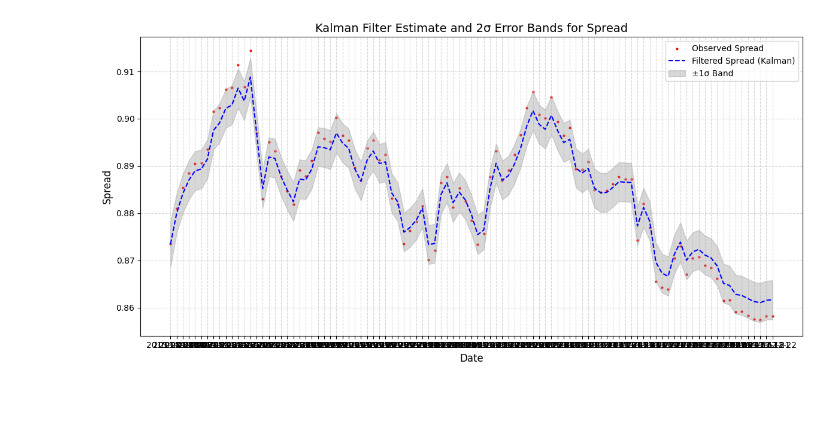
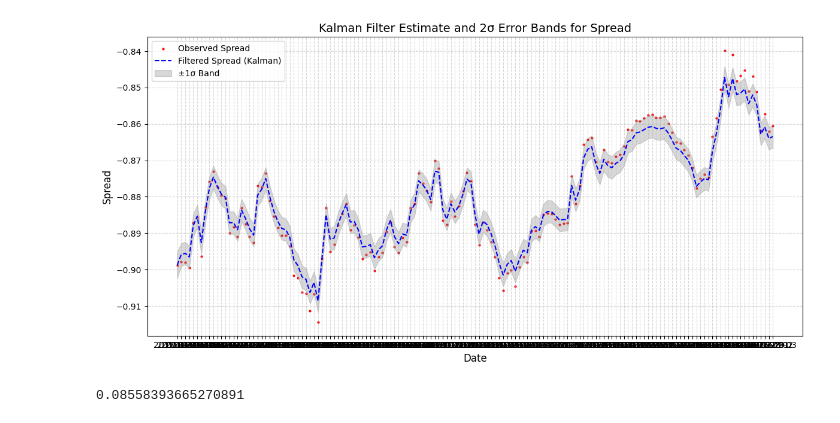
Before and after one commit to J4KU81409/master_thesis, a Jupyter notebook: kalman_model.ipynb, the cells around one changed output. Drawn from its saved outputs; the diff is of its cells as text; code cells hidden in the pictures.

```diff
--- a/kalman_model.ipynb
+++ b/kalman_model.ipynb
@@ -1,27 +1,35 @@
 # %%
-
+#%pip install statsmodels
 import numpy as np
 import pandas as pd
 from pykalman import KalmanFilter
 import matplotlib.pyplot as plt
+import statsmodels.api as sm
 
-stocks = pd.read_csv("C:/Users/adamt/OneDrive - Wirtschaftsuniversität Wien - IT-SERVICES/Desktop/masterThesis/stocks.csv",index_col = 0)
-portfolio = pd.read_csv("C:/Users/adamt/OneDrive - Wirtschaftsuniversität Wien - IT-SERVICES/Desktop/masterThesis/test_files/select_cointegrated_pairs_test_result.csv",index_col = 0)
+stocks = pd.read_csv("C:/Users/adamt/OneDrive/Desktop/Jakub/masterThesis/stocks.csv",index_col = 0)
+#portfolio = pd.read_csv("C:/Users/adamt/OneDrive - Wirtschaftsuniversität Wien - IT-SERVICES/Desktop/masterThesis/test_files/select_cointegrated_pairs_test_result.csv",index_col = 0)
 stocks_formation = stocks[:100]
-stocks_trading = stocks[101:200]
+stocks_trading = stocks[101:250]
 
 def estimate_model(stocks_formation, portfolio):
     """
-    Parameters: should be portfolio and stocks formation, then Y observed is defined as logx1 - logx2.
+    Parameters: should be portfolio and stocks formation,
+    Y observed is defined as logx1 - logx2.
     Takes formation period spread (= observed y) and learns the parameters of the state-observation model (A,B,C,D) using EM algorithm.
     Estimates the model for each pair of the trading portfolio in the formation period.
     """
     portfolio_models = pd.DataFrame(columns=["A", "B", "C", "D"])
 
     for pair in portfolio.index:
+
         stock1, stock2 = pair.split("_")
-        y_obs = np.log(stocks_formation[stock2]/stocks_formation[stock1])
         print("processing pair ", stock1, "and", stock2)
+
+
+
+
+        # Spread= logP2 - logP1
+        y_obs = np.log(stocks_formation[stock1]/stocks_formation[stock2])
 
         # Define the Kalman Filter
         kf = KalmanFilter(
@@ -42,12 +50,13 @@ def estimate_model(stocks_formation, portfolio):
         C_est = np.sqrt(kf.transition_covariance)  # Estimated C (since Q = C^2)
         D_est = np.sqrt(kf.observation_covariance)  # Estimated D (since R = D^2)
 
-        print("params of the spread for :", pair, "are ", A_est, B_est, C_est, D_est)
 
-        portfolio_models.loc[pair, "A"] = A_est
-        portfolio_models.loc[pair, "B"] = B_est
-        portfolio_models.loc[pair, "C"] = C_est
-        portfolio_models.loc[pair, "D"] = D_est
+        portfolio_models.loc[pair, "A"] = A_est.item()
+        portfolio_models.loc[pair, "B"] = B_est.item()
+        portfolio_models.loc[pair, "C"] = C_est.item()
+        portfolio_models.loc[pair, "D"] = D_est.item()
+        print("params of the spread for :", pair, "are ", A_est.item(), B_est.item(), C_est.item(), D_est.item())
+
 
     return portfolio_models
 
@@ -177,29 +214,34 @@ Last observed spread is :  0.8582304725213885  and last filtered spread is : 0.8
 # %%
 # Compute upper and lower bands
-upper_band = x_est +  1.5 * np.sqrt(R_est)
-lower_band = x_est - 1.5 * np.sqrt(R_est)
+upper_band = x_est + np.sqrt(R_est.values)
+lower_band = x_est - np.sqrt(R_est.values)
 
 # Create the plot
 plt.figure(figsize=(12, 6))
 
 # Plot observed values
 plt.scatter(y_obs.index, y_obs.values, label='Observed Spread', color='red', s = 4)
 
 # Plot estimated (filtered) values
 plt.plot(x_est.index, x_est.values, label='Filtered Spread (Kalman)', color='blue', linestyle='--')
 
 # Plot the confidence bands
 plt.fill_between(x_est.index, lower_band, upper_band, color='gray', alpha=0.3, label='±1σ Band')
 
 # Formatting
 plt.title('Kalman Filter Estimate and 2σ Error Bands for Spread', fontsize=14)
 plt.xlabel('Date', fontsize=12)
 plt.ylabel('Spread', fontsize=12)
-plt.legend(loc='upper right', fontsize=10)
+plt.legend(loc='upper left', fontsize=10)
 plt.grid(True, linestyle='--', alpha=0.5)
 plt.tight_layout()
 
 # Display the plot
 plt.show()
 # %% [output]
-[figure, old version]
+[figure, new version]
+# %%
+# return from trading KO_PEP
+sum(result["KO_PEP"])
+# %% [output]
+0.08558393665270891
```
Also changed, not shown: parts of 2 cells of this notebook.
